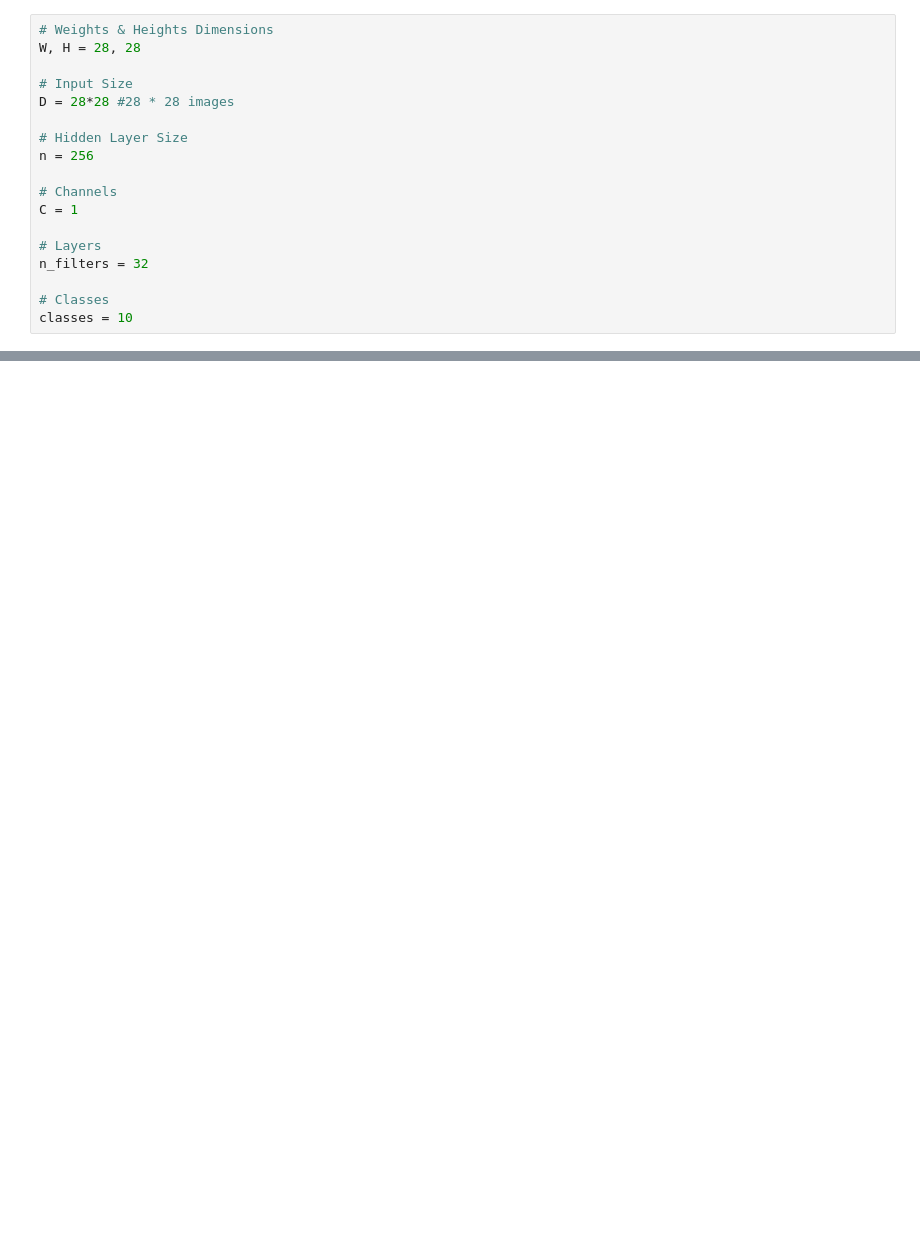
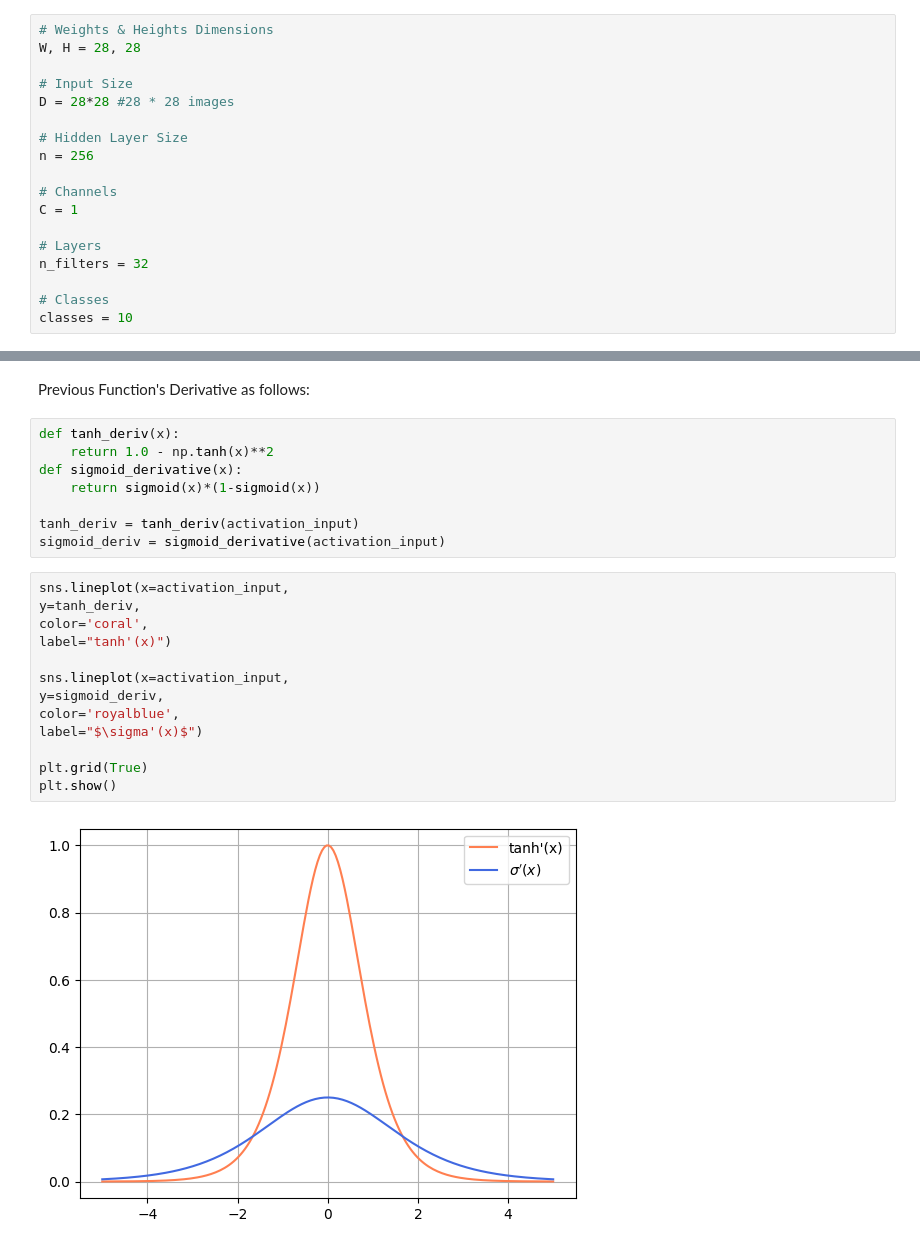
Before and after one commit to joakor89/Inside_Deep_Learning, a Jupyter notebook: chap_06/CDBB.ipynb, the cells around one changed output, grey strips where cells are left out. Saved outputs shown, nothing was run; the diff lists cells and outputs as text; blank space fills up the shorter version.

```diff
--- a/chap_06/CDBB.ipynb
+++ b/chap_06/CDBB.ipynb
@@ -103,0 +204,25 @@ classes = 10
+# %% [markdown]
+Previous Function's Derivative as follows:
+# %%
+def tanh_deriv(x):
+    return 1.0 - np.tanh(x)**2
+def sigmoid_derivative(x):
+    return sigmoid(x)*(1-sigmoid(x))
+
+tanh_deriv = tanh_deriv(activation_input)
+sigmoid_deriv = sigmoid_derivative(activation_input)
+# %%
+sns.lineplot(x=activation_input,
+y=tanh_deriv,
+color='coral',
+label="tanh'(x)")
+
+sns.lineplot(x=activation_input,
+y=sigmoid_deriv,
+color='royalblue',
+label="$\sigma'(x)$")
+
+plt.grid(True)
+plt.show()
+# %% [output]
+[figure, added]
```
Also changed, not shown: parts of 85 cells of this notebook, 3 other files.
